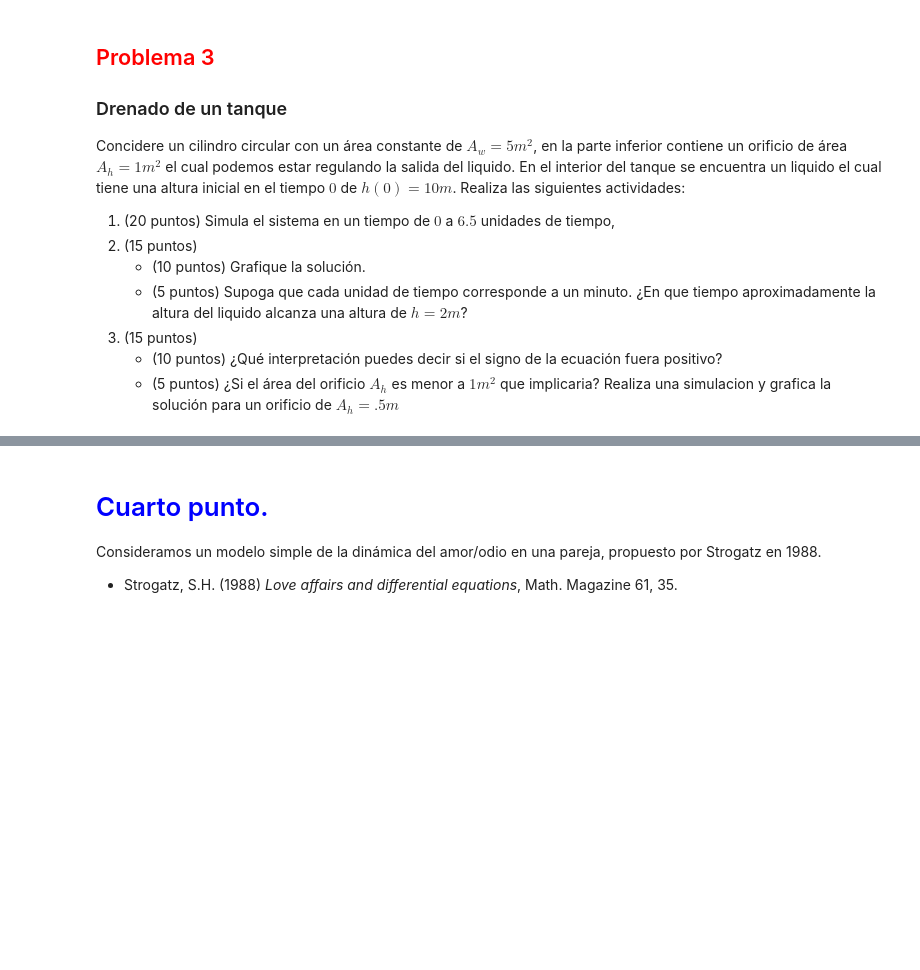
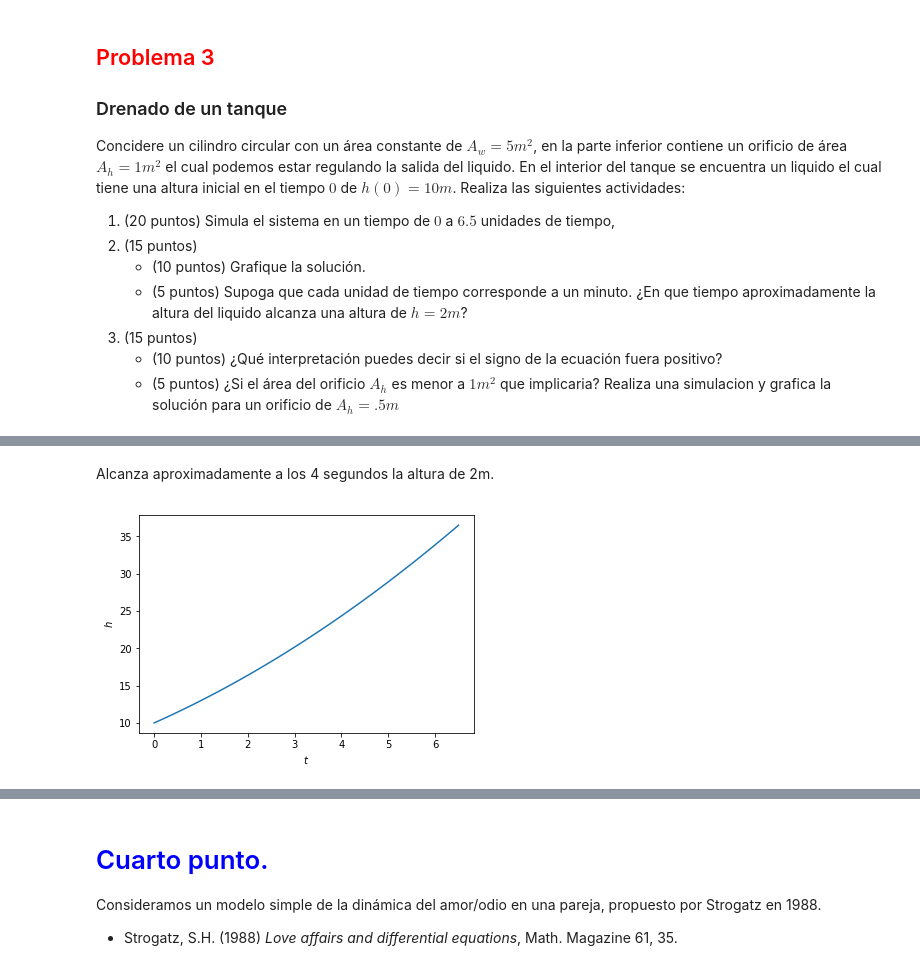
Before and after one commit to anapaugiusti/SImulacion_Matematica, a Jupyter notebook: Examen2_GiustiAnaPaula.ipynb, the cells around one changed output, grey strips where cells are left out. Saved outputs shown, nothing was run; the diff lists cells and outputs as text; code cells hidden in the pictures; blank space fills up the shorter version.

```diff
--- a/Examen2_GiustiAnaPaula.ipynb
+++ b/Examen2_GiustiAnaPaula.ipynb
@@ -232,0 +287,19 @@ Concidere un cilindro circular con un área constante de $A_w = 5 m^2$, en la pa
+# %% [markdown]
+Alcanza aproximadamente a los 4 segundos la altura de 2m.
+# %%
+#Resultado: Punto 3
+def dh(h, t):
+    g = 9.8
+    Aw= 5
+    Ah= 1
+    return (Ah/Aw) * (2*g*h)**(1/2)
+t = np.linspace(0, 6.5)
+h0 = 10
+f = odeint(dh,h0,t)
+
+plt.plot(t, f)
+plt.xlabel('$t$')
+plt.ylabel('$h$')
+plt.show()
+# %% [output]
+[figure, added]
```
Also changed, not shown: parts of 29 cells of this notebook, 2 other files.
